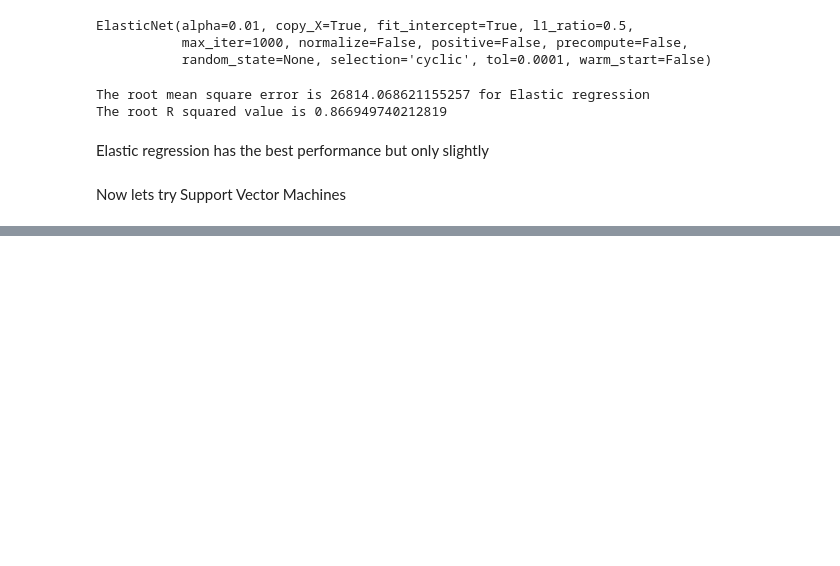
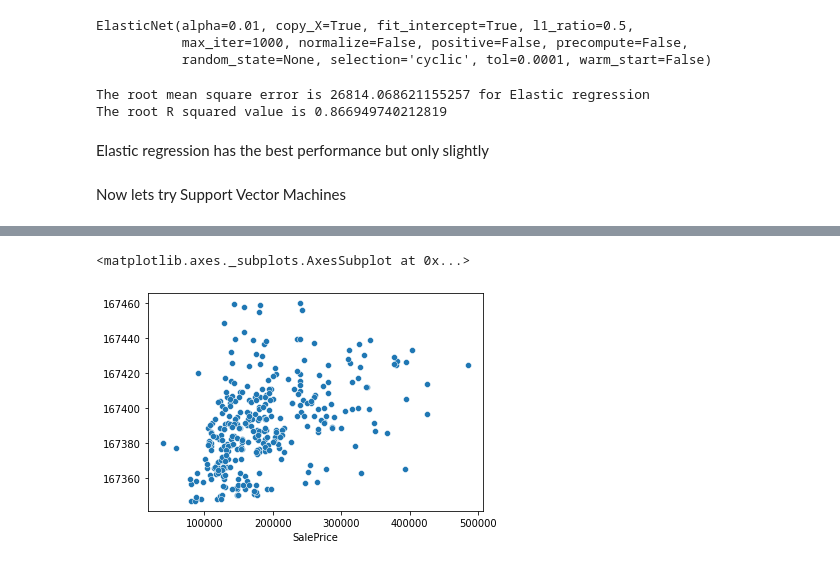
Before and after one commit to janjuatest/Kaggle, a Jupyter notebook: HousingPrices.ipynb, the cells around one changed output, grey strips where cells are left out. Saved outputs shown, nothing was run; the diff lists cells and outputs as text; code cells hidden in the pictures; blank space fills up the shorter version.

```diff
--- a/HousingPrices.ipynb
+++ b/HousingPrices.ipynb
@@ -1594,0 +1623,5 @@ Now lets try Support Vector Machines
+# %%
+sns.scatterplot(x=y_test,y=predictSVR)
+# %% [output]
+<matplotlib.axes._subplots.AxesSubplot at 0x...>
+[figure, added]
```
Also changed, not shown: parts of 52 cells of this notebook.
